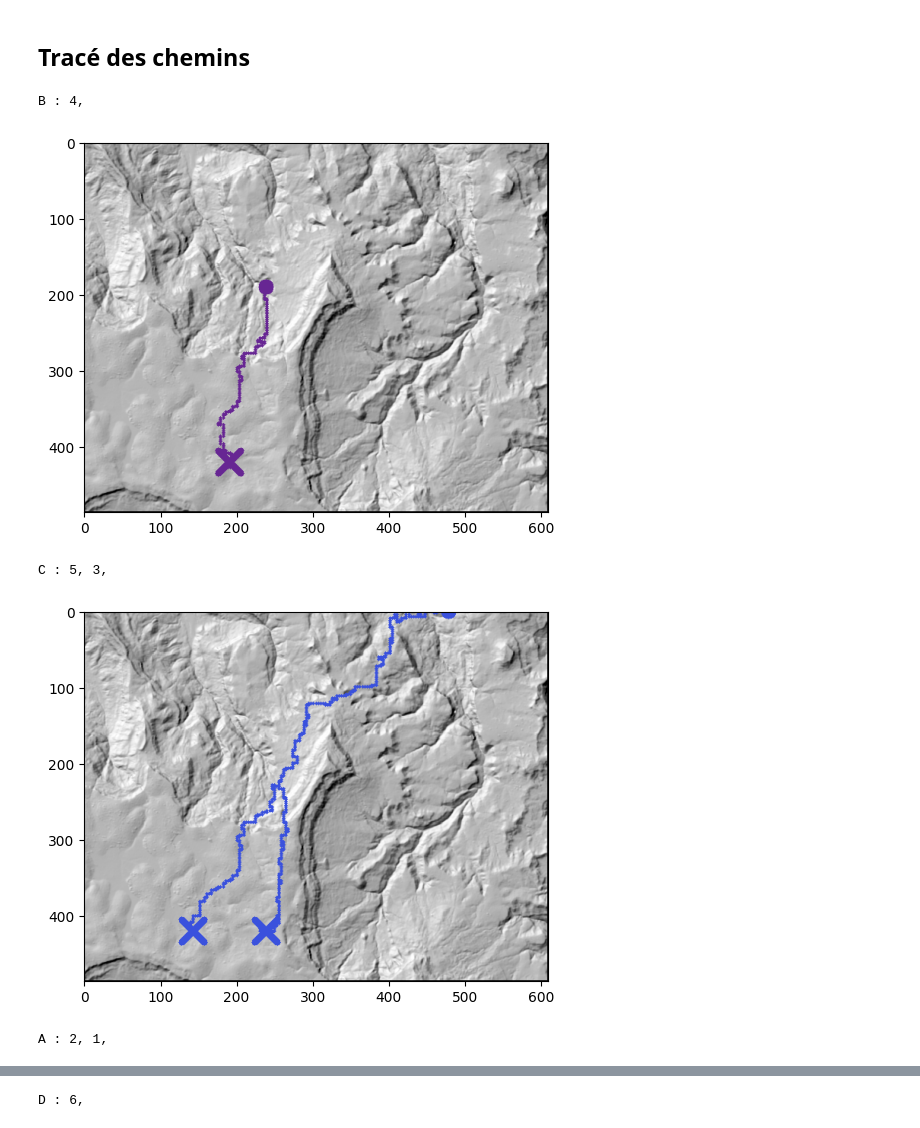
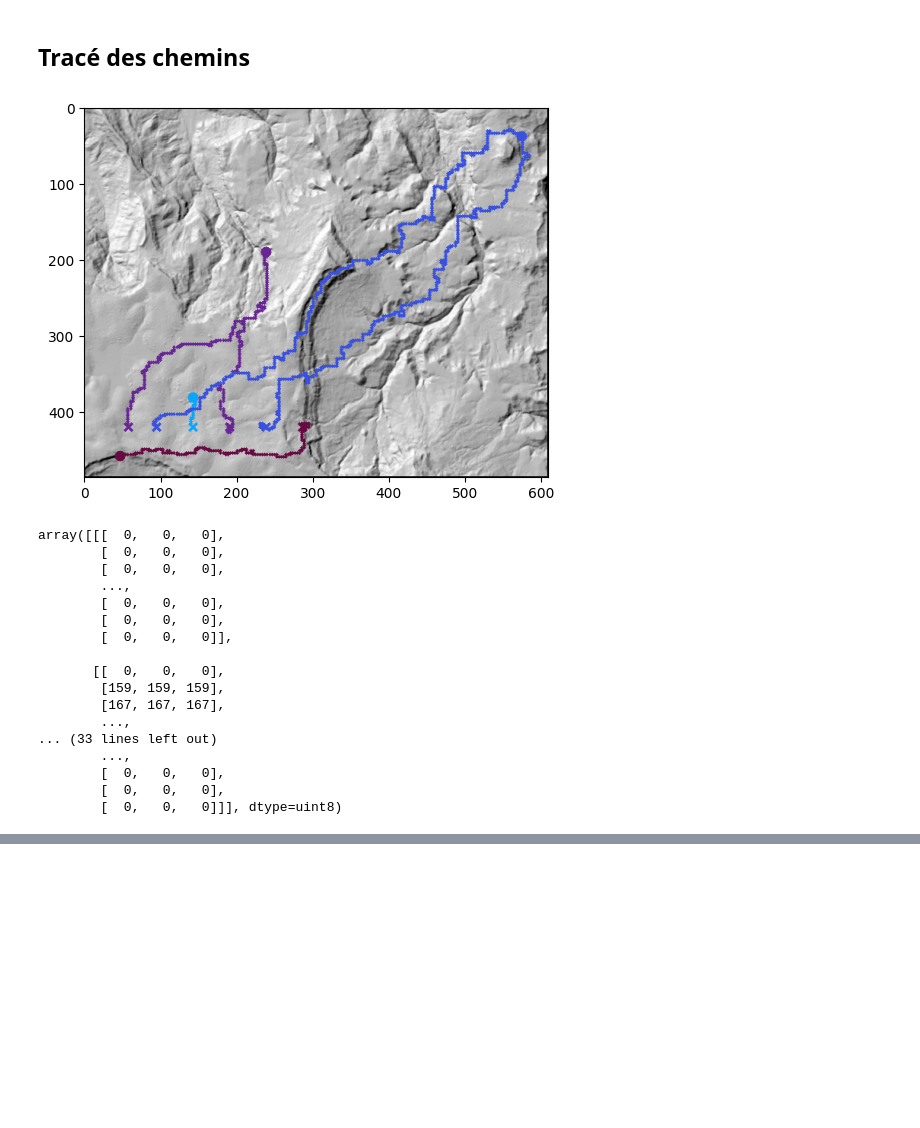
Before and after one commit to teo-bou/SY10, a Jupyter notebook: Projet-Eau/recherche_chemin_eau.ipynb, the cells around one changed output, grey strips where cells are left out. Drawn from its saved outputs; the diff is of its cells as text; code cells hidden in the pictures; blank space fills up the shorter version.

```diff
--- a/Projet-Eau/recherche_chemin_eau.ipynb
+++ b/Projet-Eau/recherche_chemin_eau.ipynb
@@ -56,10 +51,23 @@ faisabilite {'impossible': 0.2, 'tres difficile': 0.6, 'difficile': 0.225, 'moye
 # %% [markdown]
 ## Tracé des chemins
 # %%
-tracer_carte(carte, liste_villages, liste_sources, show = True)
+tracer_carte(carte, liste_villages, liste_sources, show = False)
 # %% [output]
+[figure, new version]
-B : 4,
+array([[[  0,   0,   0],
+        [  0,   0,   0],
+        [  0,   0,   0],
+        ...,
+        [  0,   0,   0],
+        [  0,   0,   0],
+        [  0,   0,   0]],
+
+       [[  0,   0,   0],
+        [159, 159, 159],
+        [167, 167, 167],
+        ...,
+... (33 lines left out)
+        ...,
+        [  0,   0,   0],
+        [  0,   0,   0],
+        [  0,   0,   0]]], dtype=uint8)
-[figure, old version]
-C : 5, 3,
-[figure, removed]
-A : 2, 1,
@@ -67 +73,0 @@ A : 2, 1,
-D : 6,
```
Also changed, not shown: parts of 5 cells of this notebook, 3 other files.
